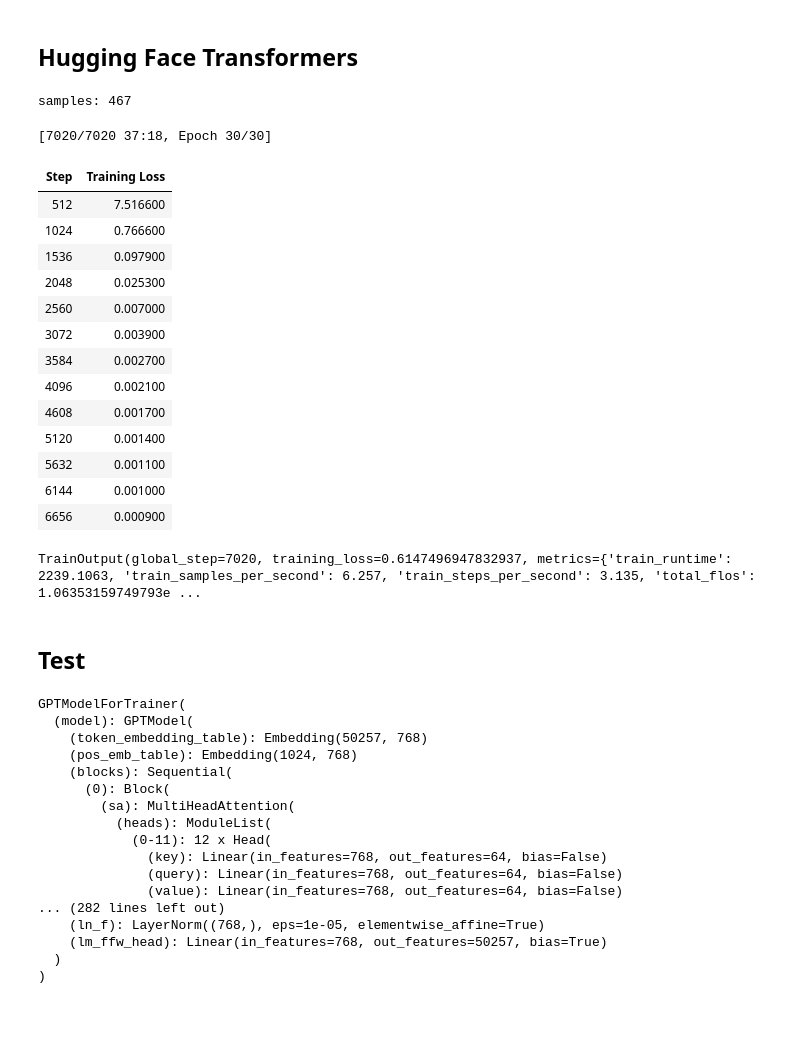
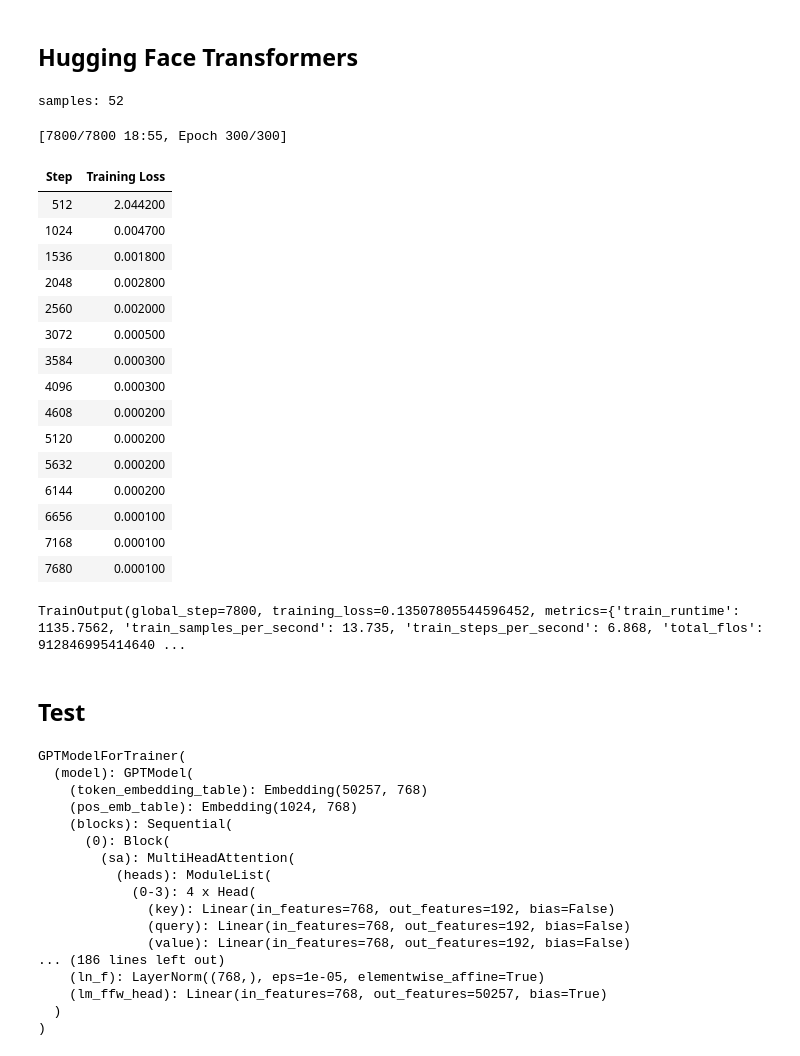
Before and after one commit to JoeyShapiro/GPT-Scratch-TimeSeries, a Jupyter notebook: gpt-timeseries.ipynb, the cells around one changed output. Saved outputs shown, nothing was run; the diff lists cells and outputs as text; code cells hidden in the pictures; blank space fills up the shorter version.

```diff
--- a/gpt-timeseries.ipynb
+++ b/gpt-timeseries.ipynb
@@ -199,6 +199,8 @@ class GPTDataset(Dataset):
         df = df.dropna() # i think axis=1 drops columns
         # drop any columns with str
         df = df.drop(df.select_dtypes(['object']), axis=1)
+
+        df = df.iloc[:, 0]
 
         norm_df = (df - df.min()) * (50_257-2) / ( df.max() - df.min() )
         n_cols = 1#norm_df.shape[1]
@@ -255,11 +257,11 @@ class GPTDataset(Dataset):
 # %%
 ## every id for a given token is embedded to vector of this size
 n_embd            = 768        # GPT-2
-n_head            = 12         # GPT-2
-n_layer           = 12         # GPT-2
+n_head            = 4#12         # GPT-2
+n_layer           = 8#12         # GPT-2
 dropout           = 0.1        # GPT-2
 
-learning_rate     = 2.5e-4     # GPT-2
+learning_rate     = 0.0003#2.5e-4     # GPT-2
 vocab_size        = 50_257     # GPT-2 50_257
 block_size        = 1024       # GPT-2 (context) ## N tokens in sequence
 
@@ -338,14 +340,14 @@ class GPTModelForTrainer(PreTrainedModel):
 # %%
 train_dataset = GPTDataset()
 # %% [output]
-samples: 467
+samples: 52
 # %%
 from transformers import Trainer
 from transformers import TrainingArguments
 
 training_args = TrainingArguments(
     output_dir="./gpt_model",
-    num_train_epochs=30,
+    num_train_epochs=300,
     per_device_train_batch_size=batch_size,
     # per_device_eval_batch_size=batch_size,
     # eval_steps=eval_interval,
@@ -356,48 +358,50 @@ training_args = TrainingArguments(
     # fp16=True,  # if you want to use mixed precision training
     # evaluation_strategy="steps",
     logging_dir="./logs",
     logging_steps=eval_interval,
     dataloader_pin_memory=False,
 )
 
 # Wrap the model
 config = GPTConfig(
     block_size=block_size,
     vocab_size=vocab_size,
     n_embd=n_embd,
     n_head=n_head,
     n_layer=n_layer,
     dropout=dropout,
 )
 
 model_for_trainer = GPTModelForTrainer(config)
 
 trainer = Trainer(
     model=model_for_trainer,
     args=training_args,
     train_dataset=train_dataset,
     # eval_dataset=eval_dataset,
 )
 
 # Start training
 trainer.train()
 # %% [output]
-[7020/7020 37:18, Epoch 30/30]
+[7800/7800 18:55, Epoch 300/300]
 | Step | Training Loss |
-| 512 | 7.516600 |
-| 1024 | 0.766600 |
-| 1536 | 0.097900 |
-| 2048 | 0.025300 |
-| 2560 | 0.007000 |
-| 3072 | 0.003900 |
-| 3584 | 0.002700 |
-| 4096 | 0.002100 |
-| 4608 | 0.001700 |
-| 5120 | 0.001400 |
-| 5632 | 0.001100 |
-| 6144 | 0.001000 |
-| 6656 | 0.000900 |
+| 512 | 2.044200 |
+| 1024 | 0.004700 |
+| 1536 | 0.001800 |
+| 2048 | 0.002800 |
+| 2560 | 0.002000 |
+| 3072 | 0.000500 |
+| 3584 | 0.000300 |
+| 4096 | 0.000300 |
+| 4608 | 0.000200 |
+| 5120 | 0.000200 |
+| 5632 | 0.000200 |
+| 6144 | 0.000200 |
+| 6656 | 0.000100 |
+| 7168 | 0.000100 |
+| 7680 | 0.000100 |
-TrainOutput(global_step=7020, training_loss=0.6147496947832937, metrics={'train_runtime': 2239.1063, 'train_samples_per_second': 6.257, 'train_steps_per_second': 3.135, 'total_flos': 1.06353159749793e ...
+TrainOutput(global_step=7800, training_loss=0.13507805544596452, metrics={'train_runtime': 1135.7562, 'train_samples_per_second': 13.735, 'train_steps_per_second': 6.868, 'total_flos': 912846995414640 ...
 # %% [markdown]
 ## Test
 # %%
@@ -405,11 +409,10 @@ TrainOutput(global_step=7020, training_loss=0.6147496947832937, metrics={'train_
 # Replace 'checkpoint-XXX' with the specific checkpoint you want to load
 checkpoint_path = "./gpt_model/checkpoint-512"  # or whatever your output_dir/checkpoint-XXX is
 
-# get latest checkpoint folder
 import os
-checkpoint_path = max((f for f in os.listdir('gpt_model') if os.path.isdir(f)), key=os.path.getmtime)
+checkpoint_path = max([f"gpt_model/{f}" for f in os.listdir('gpt_model') if os.path.isdir(f"gpt_model/{f}")], key=os.path.getmtime)
 
-model_for_trainer = GPTModelForTrainer.from_pretrained(f"./gpt_model/{checkpoint_path}")
+model_for_trainer = GPTModelForTrainer.from_pretrained(checkpoint_path)
 
 # Put model in evaluation mode if you're going to use it for inference
 model_for_trainer.eval()
@@ -422,11 +425,11 @@ GPTModelForTrainer(
       (0): Block(
         (sa): MultiHeadAttention(
           (heads): ModuleList(
-            (0-11): 12 x Head(
-              (key): Linear(in_features=768, out_features=64, bias=False)
-              (query): Linear(in_features=768, out_features=64, bias=False)
-              (value): Linear(in_features=768, out_features=64, bias=False)
-... (282 lines left out)
+            (0-3): 4 x Head(
+              (key): Linear(in_features=768, out_features=192, bias=False)
+              (query): Linear(in_features=768, out_features=192, bias=False)
+              (value): Linear(in_features=768, out_features=192, bias=False)
+... (186 lines left out)
     (ln_f): LayerNorm((768,), eps=1e-05, elementwise_affine=True)
     (lm_ffw_head): Linear(in_features=768, out_features=50257, bias=True)
   )
```
Also changed, not shown: parts of 2 cells of this notebook.
